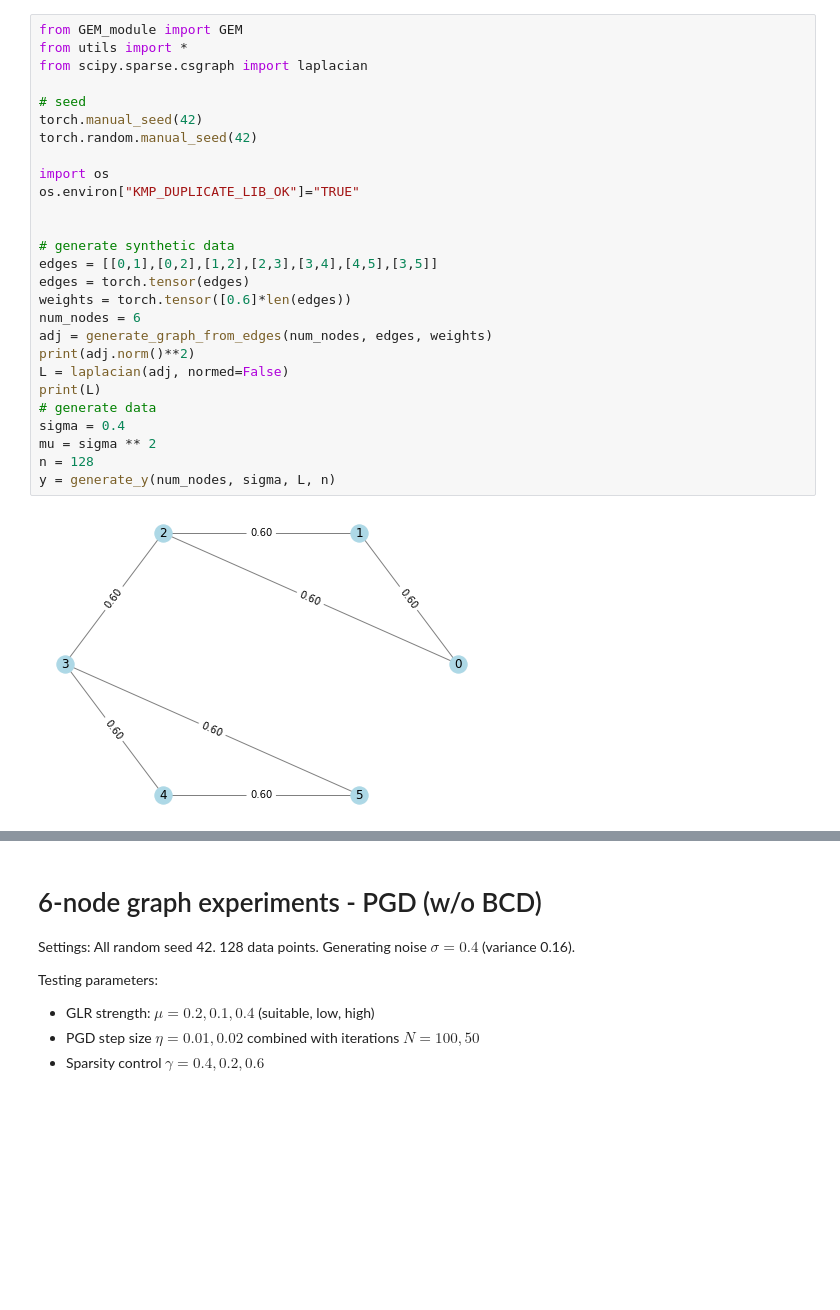
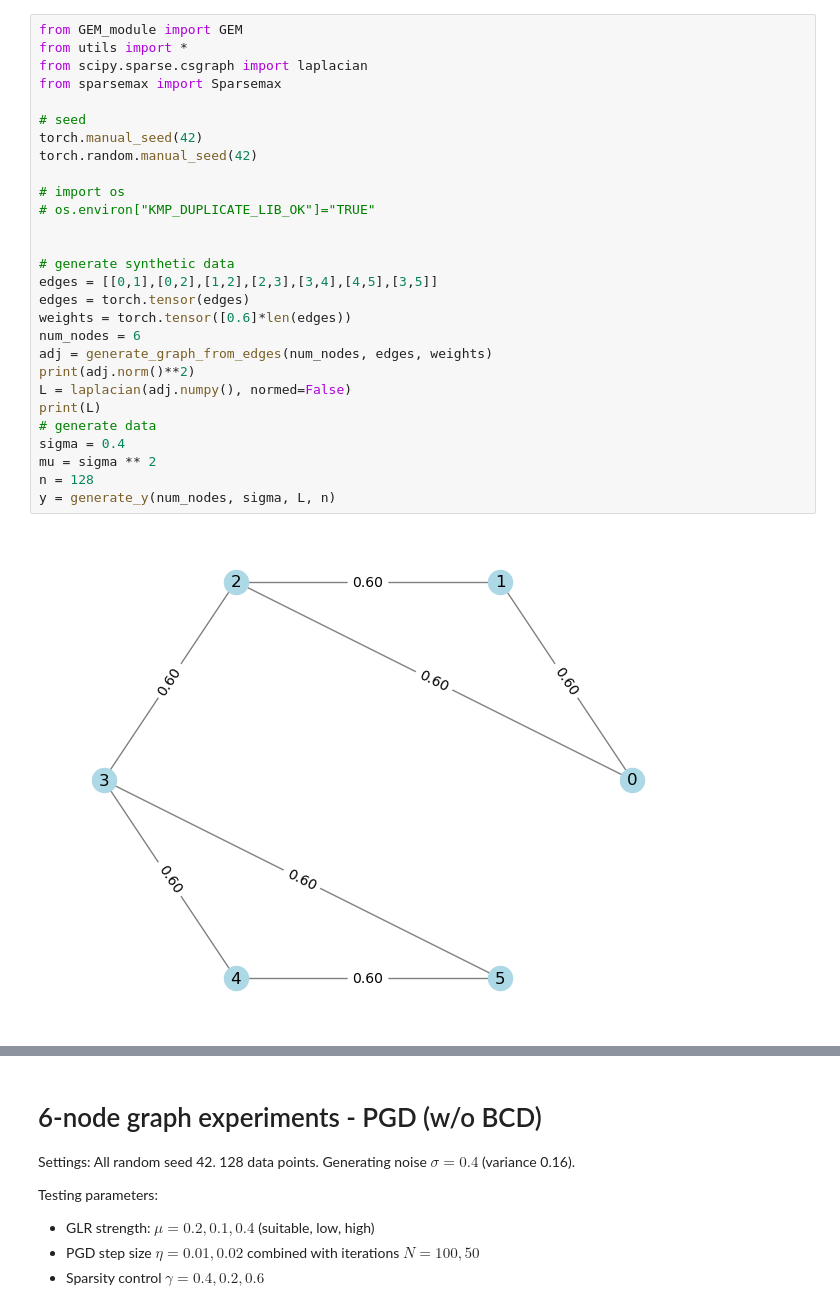
Before and after one commit to SingularityUndefined/AdaptiveSparseSTForecast, a Jupyter notebook: main_experiments.ipynb, the cells around one changed output, grey strips where cells are left out. Saved outputs shown, nothing was run; the diff lists cells and outputs as text; blank space fills up the shorter version.

```diff
--- a/main_experiments.ipynb
+++ b/main_experiments.ipynb
@@ -1,32 +1,33 @@
 # %%
 from GEM_module import GEM
 from utils import *
 from scipy.sparse.csgraph import laplacian
+from sparsemax import Sparsemax
 
 # seed
 torch.manual_seed(42)
 torch.random.manual_seed(42)
 
-import os
-os.environ["KMP_DUPLICATE_LIB_OK"]="TRUE"
+# import os
+# os.environ["KMP_DUPLICATE_LIB_OK"]="TRUE"
 
 
 # generate synthetic data
 edges = [[0,1],[0,2],[1,2],[2,3],[3,4],[4,5],[3,5]]
 edges = torch.tensor(edges)
 weights = torch.tensor([0.6]*len(edges))
 num_nodes = 6
 adj = generate_graph_from_edges(num_nodes, edges, weights)
 print(adj.norm()**2)
-L = laplacian(adj, normed=False)
+L = laplacian(adj.numpy(), normed=False)
 print(L)
 # generate data
 sigma = 0.4
 mu = sigma ** 2
 n = 128
 y = generate_y(num_nodes, sigma, L, n)
 # %% [output]
-[figure, old version]
+[figure, new version]
 tensor(5.0400)
 [[ 1.2       -0.6       -0.6       -0.        -0.        -0.       ]
  [-0.6        1.2       -0.6       -0.        -0.        -0.       ]
```
Also changed, not shown: parts of 13 cells of this notebook, 6 other files.
